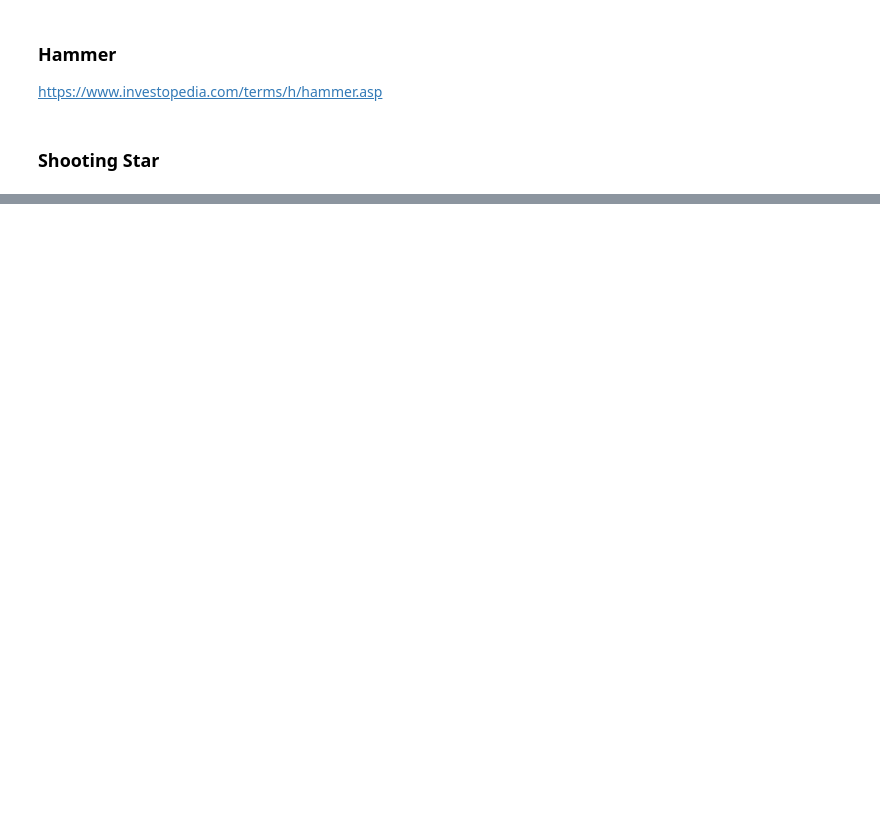
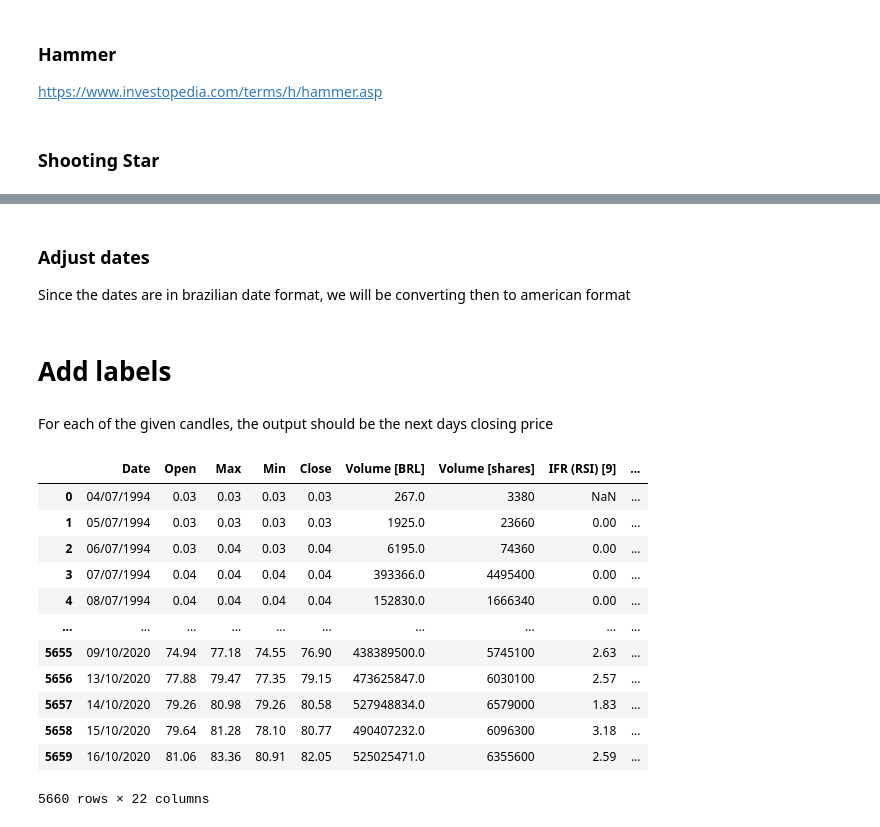
Before and after one commit to brunokiyoshi/Nanodegree-MLE-capstone-project, a Jupyter notebook: feature_engineering.ipynb, the cells around one changed output, grey strips where cells are left out. Cells and saved outputs as stored; diff of their text form; code cells hidden in the pictures; blank space fills up the shorter version.

Commit message:
Create outputs and save csv files
Create outputs and save csv files

```diff
--- a/feature_engineering.ipynb
+++ b/feature_engineering.ipynb
@@ -466,7 +379,7 @@ wege_df[bull_engulfing_filter]
 ### Hammer
 https://www.investopedia.com/terms/h/hammer.asp
 # %%
-def hammer(df):
+def detect_hammers(df):
     peak_derivatives = df["derivative_peaks"].values
     trough_derivatives = df["derivative_troughs"].values
     hammer_detections = np.zeros(len(df.index))
@@ -477,12 +390,16 @@ def hammer(df):
         curr_max = df.loc[i, "Max"]
         curr_min = df.loc[i, "Min"]
         if peak_derivatives[i] < 0 and trough_derivatives[i] < 0:
-            body_size = abs(curr_open - curr_close)
-            lower_shadow_size = abs(min(curr_open, curr_close) - curr_min)
-            upper_shadow_size = abs(max(curr_open, curr_close) - curr_max)
+            body_size = abs(curr_open - curr_close) + 0.000001 # avoid division by zero
+            lower_shadow = abs(min(curr_open, curr_close) - curr_min) + 0.000001 # avoid division by zero
+            upper_shadow = abs(max(curr_open, curr_close) - curr_max) + 0.000001 # avoid division by zero
             if lower_shadow / body_size >= 5 and body_size / upper_shadow < 1:
                 hammer_detected = 1
         hammer_detections[i] = hammer_detected
     return hammer_detections
+# %%
+hammer_colname = "hammer"
+wege_df[hammer_colname] = detect_hammers(wege_df)
+bova_df[hammer_colname] = detect_hammers(bova_df)
 # %% [markdown]
 ### Shooting Star
@@ -490,0 +406,23 @@ def hammer(df):
+# %%
+def detect_shooting_stars(df):
+    peak_derivatives = df["derivative_peaks"].values
+    trough_derivatives = df["derivative_troughs"].values
+    hammer_detections = np.zeros(len(df.index))
+    for i in range(len(df.index)):
+        detected = 0
+        curr_open = df.loc[i, 'Open']
+        curr_close = df.loc[i, 'Close']
+        curr_max = df.loc[i, "Max"]
+        curr_min = df.loc[i, "Min"]
+        if peak_derivatives[i] > 0 and trough_derivatives[i] > 0:
+            body_size = abs(curr_open - curr_close) + 0.000001 # avoid division by zero
+            lower_shadow = abs(min(curr_open, curr_close) - curr_min) + 0.000001 # avoid division by zero
+            upper_shadow = abs(max(curr_open, curr_close) - curr_max) + 0.000001 # avoid division by zero
+            if upper_shadow / body_size >= 5 and body_size / lower_shadow < 1:
+                detected = 1
+        hammer_detections[i] = detected
+    return hammer_detections
+# %%
+shootin_star_colname = "shooting_star"
+wege_df[shootin_star_colname] = detect_shooting_stars(wege_df)
+bova_df[shootin_star_colname] = detect_shooting_stars(bova_df)
@@ -490,0 +456,3 @@ def hammer(df):
+# %% [markdown]
+### Adjust dates
+Since the dates are in brazilian date format, we will be converting then to american format
@@ -490,0 +462,4 @@ def hammer(df):
+# %% [markdown]
+# Add labels
+# %% [markdown]
+For each of the given candles, the output should be the next days closing price
@@ -490,0 +476,16 @@ def hammer(df):
+# %%
+wege_df
+# %% [output]
+|  | Date | Open | Max | Min | Close | Volume [BRL] | Volume [shares] | IFR (RSI) [9] | ... |
+| 0 | 04/07/1994 | 0.03 | 0.03 | 0.03 | 0.03 | 267.0 | 3380 | NaN | ... |
+| 1 | 05/07/1994 | 0.03 | 0.03 | 0.03 | 0.03 | 1925.0 | 23660 | 0.00 | ... |
+| 2 | 06/07/1994 | 0.03 | 0.04 | 0.03 | 0.04 | 6195.0 | 74360 | 0.00 | ... |
+| 3 | 07/07/1994 | 0.04 | 0.04 | 0.04 | 0.04 | 393366.0 | 4495400 | 0.00 | ... |
+| 4 | 08/07/1994 | 0.04 | 0.04 | 0.04 | 0.04 | 152830.0 | 1666340 | 0.00 | ... |
+| ... | ... | ... | ... | ... | ... | ... | ... | ... | ... |
+| 5655 | 09/10/2020 | 74.94 | 77.18 | 74.55 | 76.90 | 438389500.0 | 5745100 | 2.63 | ... |
+| 5656 | 13/10/2020 | 77.88 | 79.47 | 77.35 | 79.15 | 473625847.0 | 6030100 | 2.57 | ... |
+| 5657 | 14/10/2020 | 79.26 | 80.98 | 79.26 | 80.58 | 527948834.0 | 6579000 | 1.83 | ... |
+| 5658 | 15/10/2020 | 79.64 | 81.28 | 78.10 | 80.77 | 490407232.0 | 6096300 | 3.18 | ... |
+| 5659 | 16/10/2020 | 81.06 | 83.36 | 80.91 | 82.05 | 525025471.0 | 6355600 | 2.59 | ... |
+5660 rows × 22 columns
```
Also changed, not shown: parts of 28 cells of this notebook.
